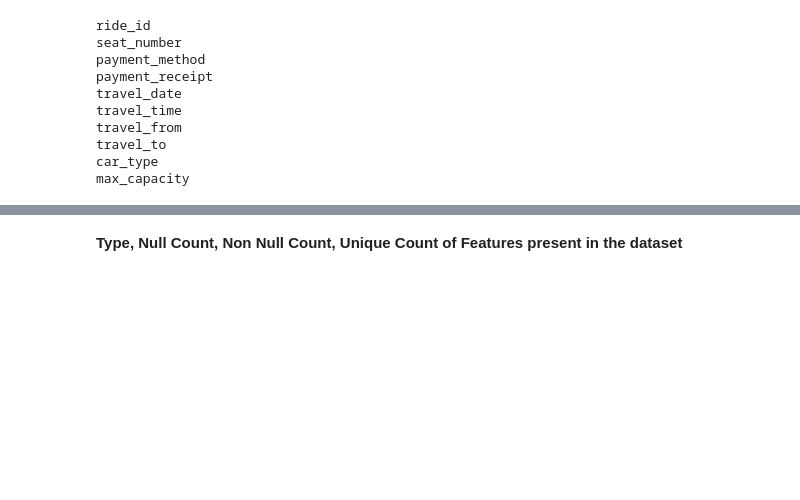
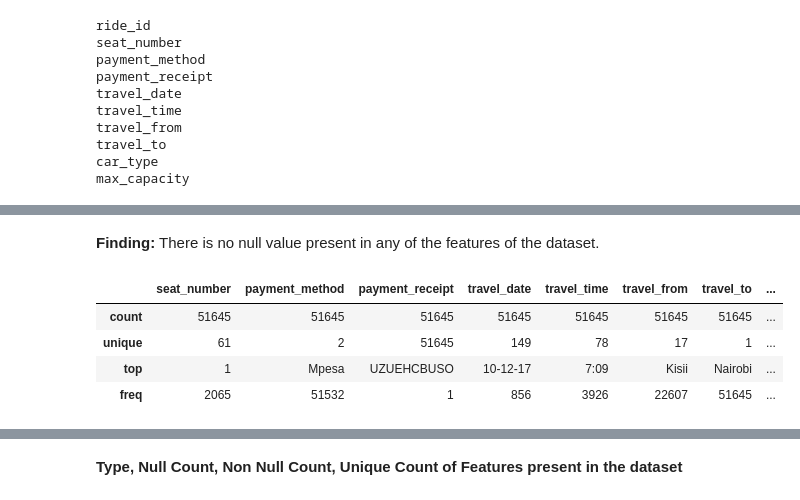
Before and after one commit to sudeep-009/Transport-Demand-Prediction-Regression-Capstone-Project, a Jupyter notebook: Copy_of_Demand_Prediction_for_Public_Transport_Capstone_Project.ipynb, the cells around one changed output, grey strips where cells are left out. Cells and saved outputs as stored; diff of their text form; code cells hidden in the pictures; blank space fills up the shorter version.

```diff
--- a/Copy_of_Demand_Prediction_for_Public_Transport_Capstone_Project.ipynb
+++ b/Copy_of_Demand_Prediction_for_Public_Transport_Capstone_Project.ipynb
@@ -120,0 +137,11 @@ max_capacity
+# %% [markdown]
+**Finding:** There is no null value present in any of the features of the dataset.
+# %%
+#concise summary of the dataset
+transport_df.describe(include='object')
+# %% [output]
+|  | seat_number | payment_method | payment_receipt | travel_date | travel_time | travel_from | travel_to | ... |
+| count | 51645 | 51645 | 51645 | 51645 | 51645 | 51645 | 51645 | ... |
+| unique | 61 | 2 | 51645 | 149 | 78 | 17 | 1 | ... |
+| top | 1 | Mpesa | UZUEHCBUSO | 10-12-17 | 7:09 | Kisii | Nairobi | ... |
+| freq | 2065 | 51532 | 1 | 856 | 3926 | 22607 | 51645 | ... |
```
Also changed, not shown: parts of 4 cells of this notebook.
